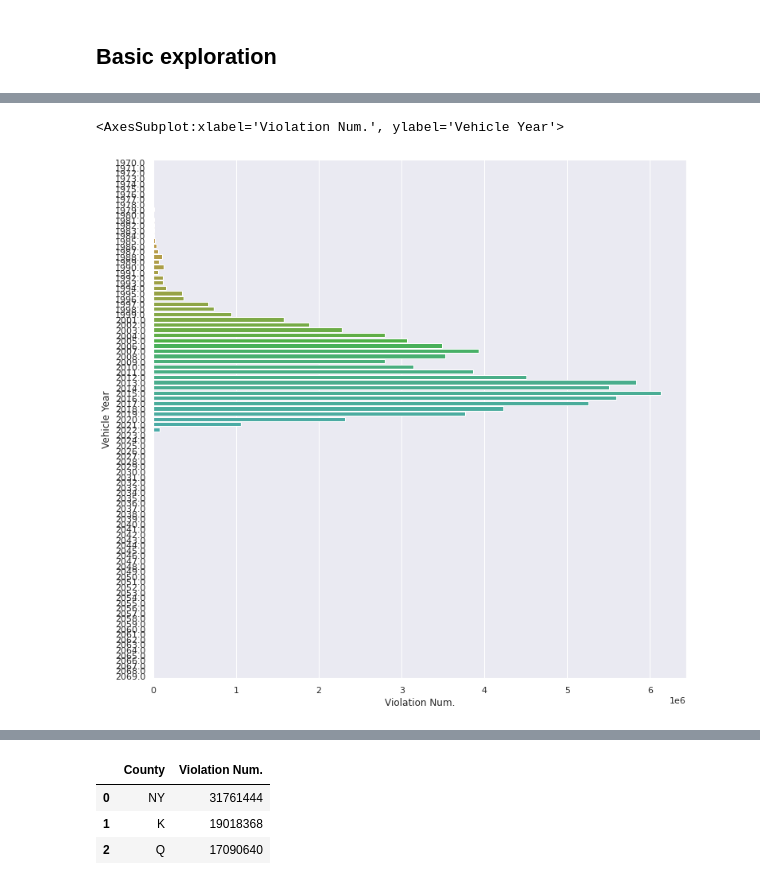
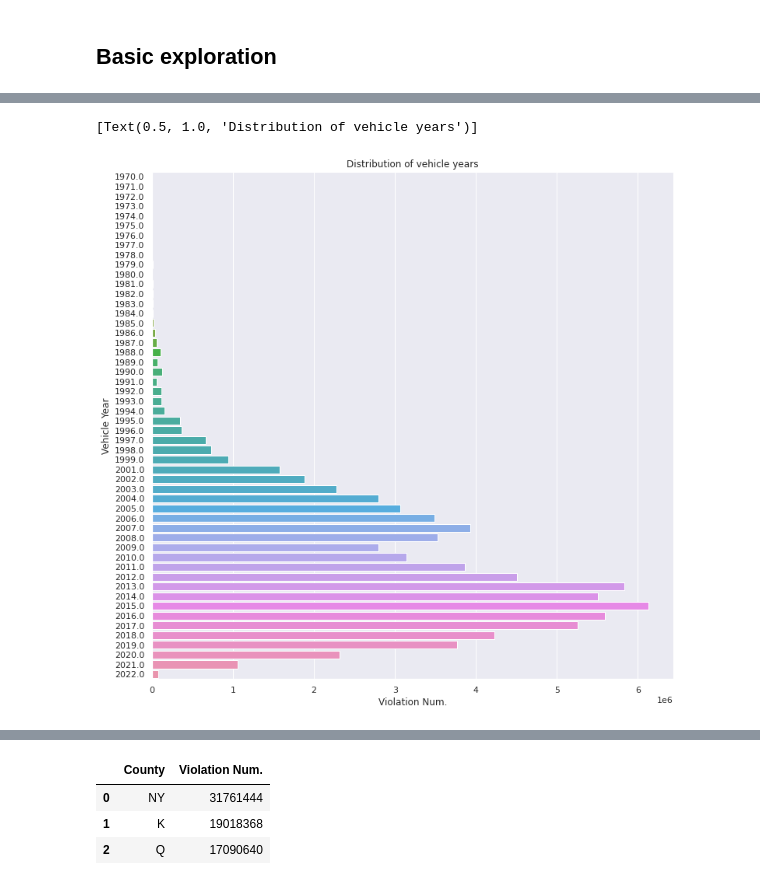
Before and after one commit to pushkill/BD_project, a Jupyter notebook: Exploration.ipynb, the cells around one changed output, grey strips where cells are left out. Drawn from its saved outputs; the diff is of its cells as text; code cells hidden in the pictures.

```diff
--- a/Exploration.ipynb
+++ b/Exploration.ipynb
@@ -67,0 +512,3 @@ Wall time: 24.2 ms
+# %%
+PATH = "/d/hpc/projects/FRI/bigdata/students/mfmt/"
+df_merged.to_parquet(PATH + "parquet_aug",engine="pyarrow",compute=True)
@@ -110,9 +576,10 @@ Wall time: 4.16 s
 # %%
+df_c = df_c[df_c["Vehicle Year"] < 2023]
 plt.figure(figsize=(12,12))
-sns.barplot(data=df_c,y ='Vehicle Year',x='Violation Num.',orient="h")
+sns.barplot(data=df_c,y ='Vehicle Year',x='Violation Num.', orient="h").set(title='Distribution of vehicle years')
 # %% [output]
-<AxesSubplot:xlabel='Violation Num.', ylabel='Vehicle Year'>
+[Text(0.5, 1.0, 'Distribution of vehicle years')]
-[figure, old version]
+[figure, new version]
 # %%
 %%time
 county_map = {'BX':'BRONX',
```
Also changed, not shown: parts of 78 cells of this notebook.
